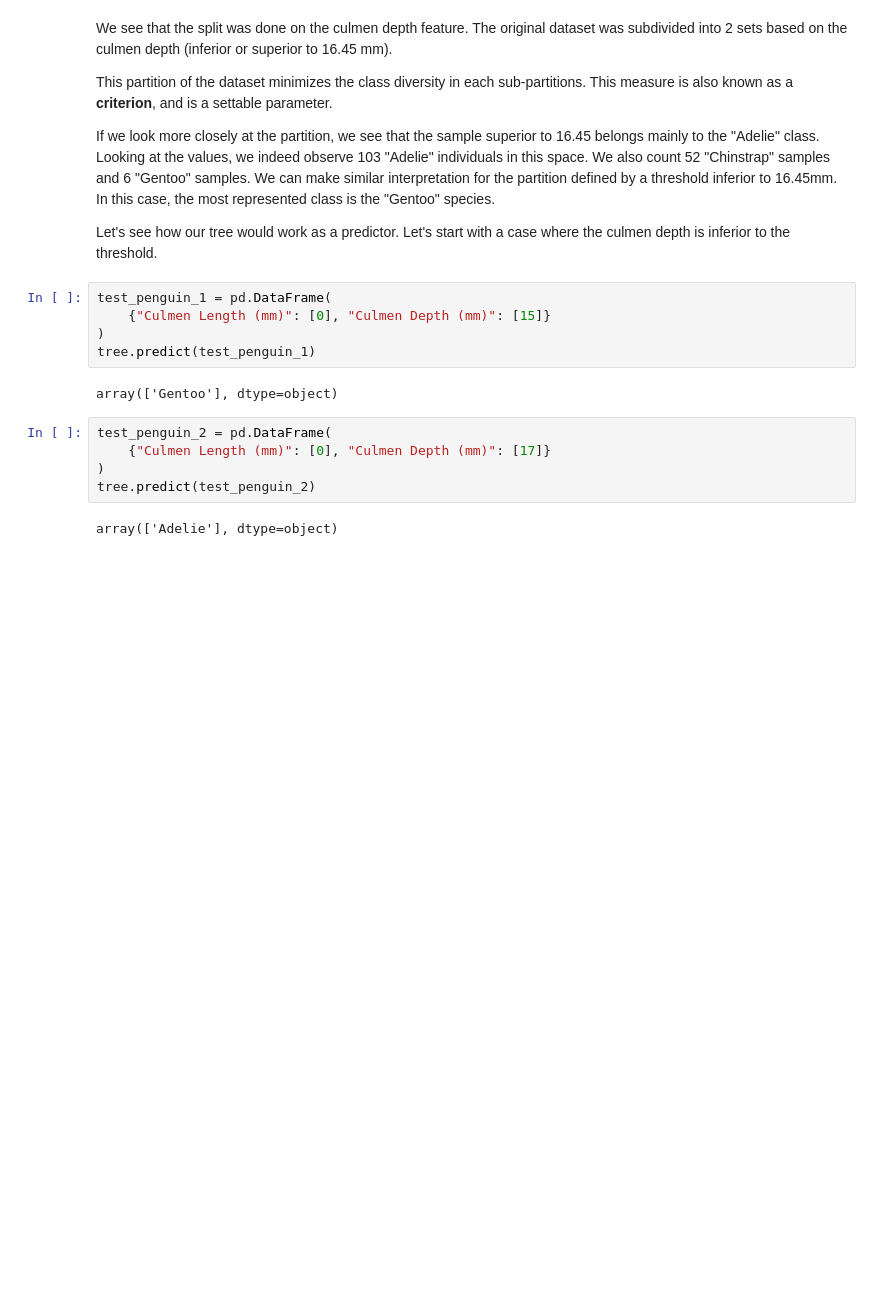
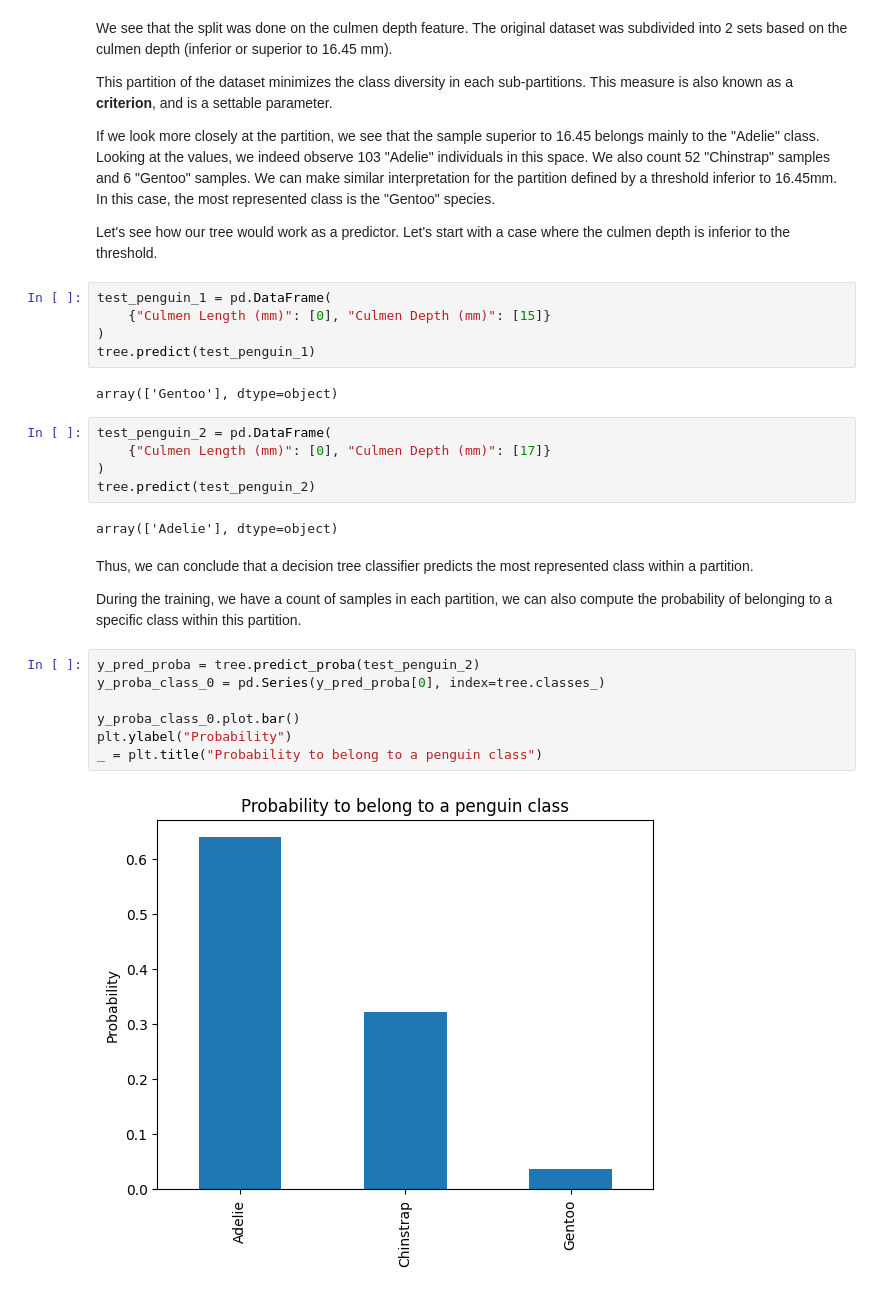
Before and after one commit to DavidGuzzi/inria, a Jupyter notebook: module_5.ipynb, the cells around one changed output. Drawn from its saved outputs; the diff is of its cells as text; blank space fills up the shorter version.

```diff
--- a/module_5.ipynb
+++ b/module_5.ipynb
@@ -166,3 +166,19 @@ test_penguin_2 = pd.DataFrame(
 tree.predict(test_penguin_2)
 # %% [output]
 array(['Adelie'], dtype=object)
+# %% [markdown]
+Thus, we can conclude that a decision tree classifier predicts the most
+represented class within a partition.
+
+During the training, we have a count of samples in each partition, we can also
+compute the probability of belonging to a specific class within this
+partition.
+# %%
+y_pred_proba = tree.predict_proba(test_penguin_2)
+y_proba_class_0 = pd.Series(y_pred_proba[0], index=tree.classes_)
+
+y_proba_class_0.plot.bar()
+plt.ylabel("Probability")
+_ = plt.title("Probability to belong to a penguin class")
+# %% [output]
+[figure, added]
```
Also changed, not shown: parts of 5 cells of this notebook.
